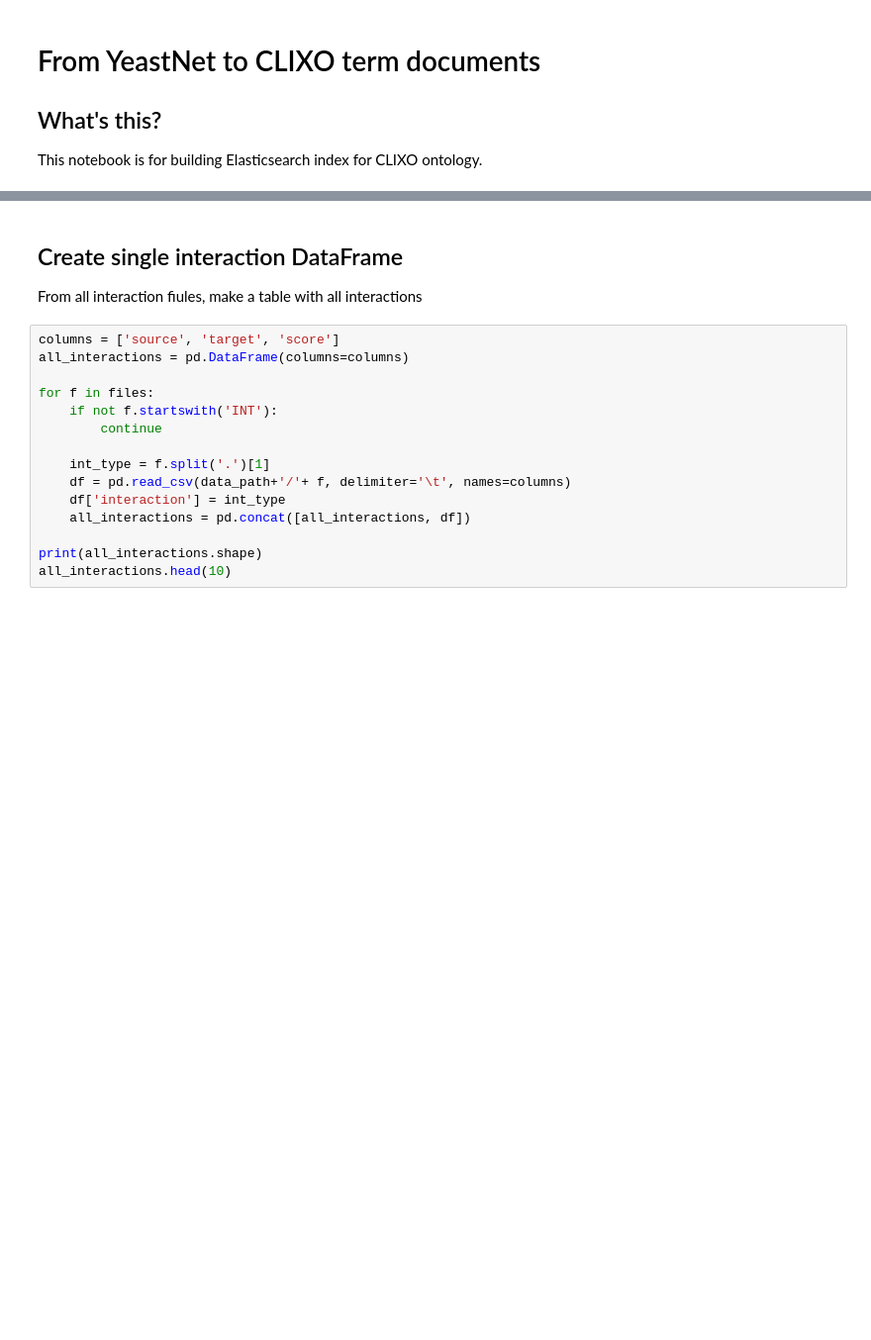
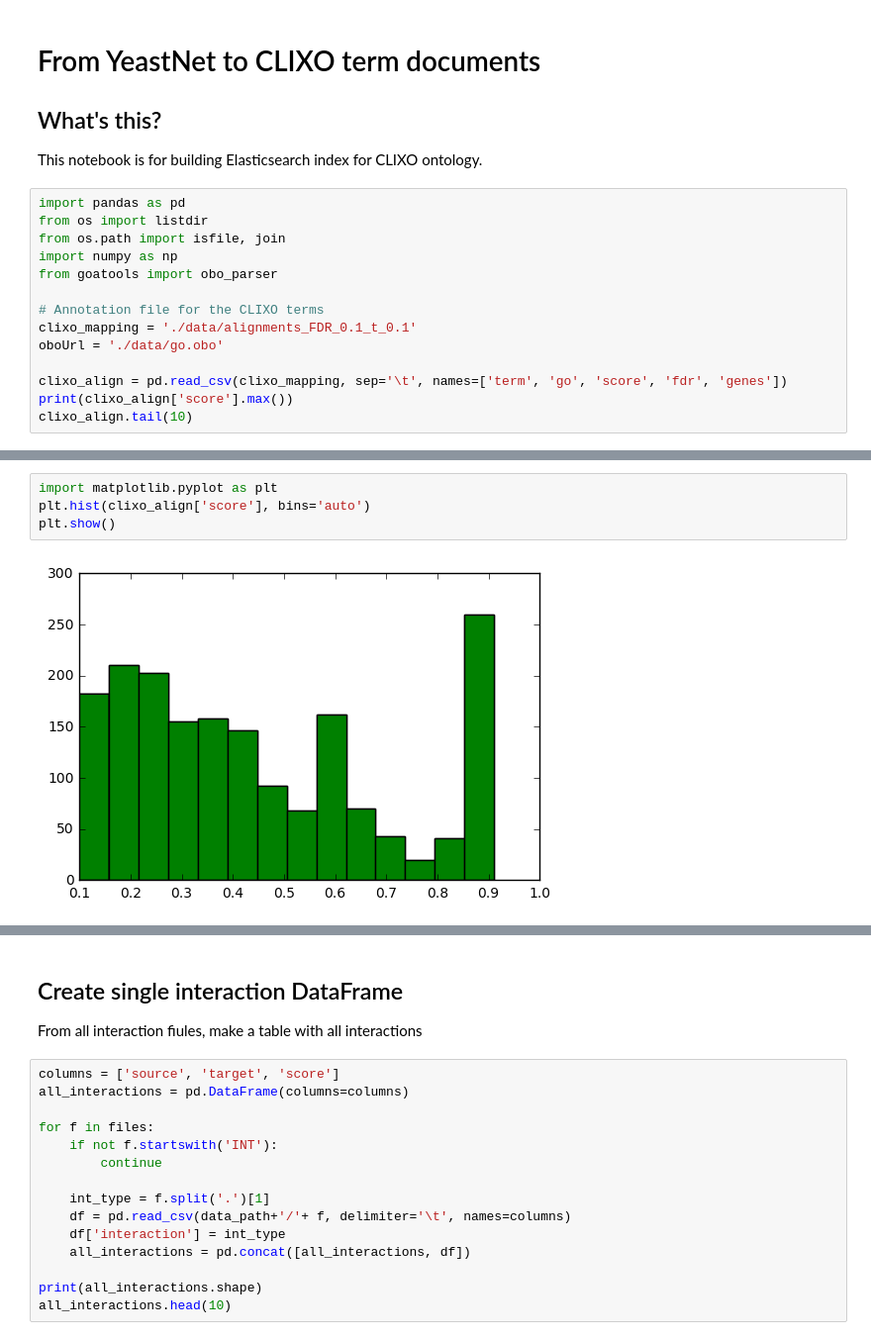
Before and after one commit to idekerlab/DCell, a Jupyter notebook: data-builder/yeastnet_raw_interactions.ipynb, the cells around one changed output, grey strips where cells are left out. Shown at 99% size. Drawn from its saved outputs; the diff is of its cells as text; blank space fills up the shorter version.

Commit message:
GO alignment added.

```diff
--- a/data-builder/yeastnet_raw_interactions.ipynb
+++ b/data-builder/yeastnet_raw_interactions.ipynb
@@ -19,3 +26,17 @@ Saving to: ‘./data/gene_association.sgd.gz’
 ## What's this?
 
 This notebook is for building Elasticsearch index for CLIXO ontology.
+# %%
+import pandas as pd
+from os import listdir
+from os.path import isfile, join
+import numpy as np
+from goatools import obo_parser
+
+# Annotation file for the CLIXO terms
+clixo_mapping = './data/alignments_FDR_0.1_t_0.1'
+oboUrl = './data/go.obo'
+
+clixo_align = pd.read_csv(clixo_mapping, sep='\t', names=['term', 'go', 'score', 'fdr', 'genes'])
+print(clixo_align['score'].max())
+clixo_align.tail(10)
@@ -21,0 +56,6 @@ This notebook is for building Elasticsearch index for CLIXO ontology.
+# %%
+import matplotlib.pyplot as plt
+plt.hist(clixo_align['score'], bins='auto')
+plt.show()
+# %% [output]
+[figure, added]
```
Also changed, not shown: parts of 10 cells of this notebook, 2 other files.
